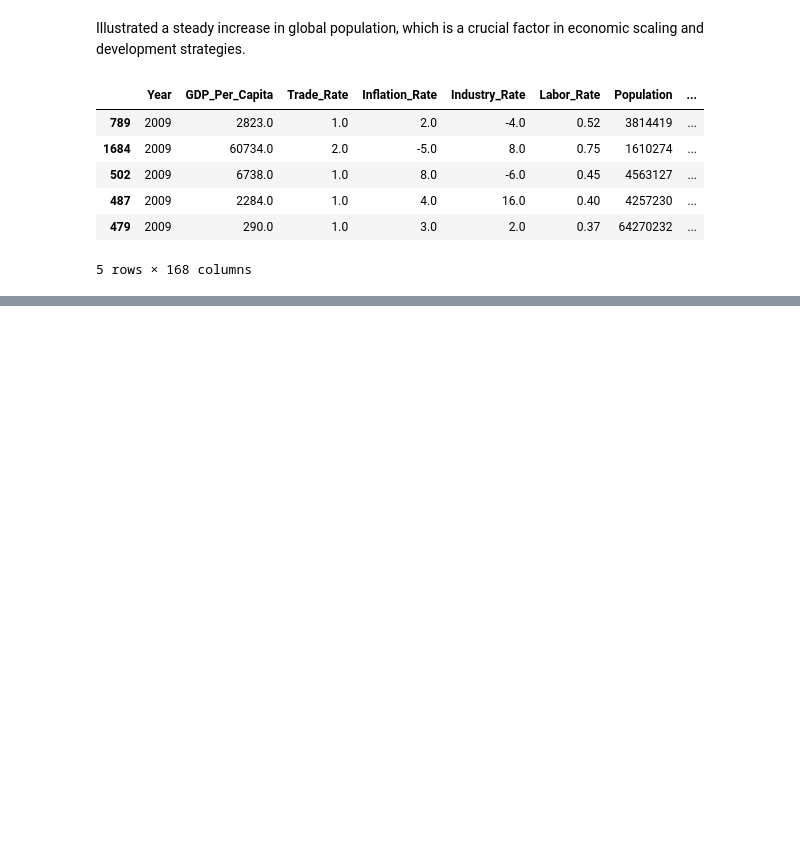
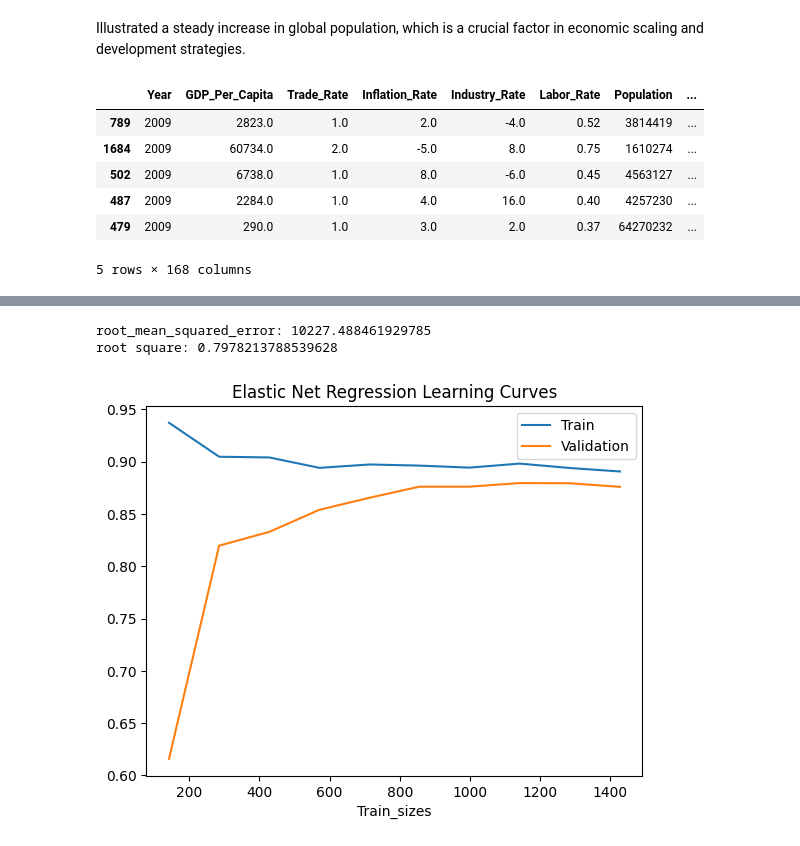
Before and after one commit to koto253/Data_Science_Portfolio, a Jupyter notebook: Data_Preparation_Cleaning/cleaning_gdp_dataset.ipynb, the cells around one changed output, grey strips where cells are left out. Cells and saved outputs as stored; diff of their text form; code cells hidden in the pictures; blank space fills up the shorter version.

```diff
--- a/Data_Preparation_Cleaning/cleaning_gdp_dataset.ipynb
+++ b/Data_Preparation_Cleaning/cleaning_gdp_dataset.ipynb
@@ -457,0 +613,35 @@ X = df_machine_learning.drop(['GDP_Per_Capita'], axis=1)
+# %%
+# Build a Elastic Net regression model
+elastic_net_reg = ElasticNet(max_iter=10000, alpha=1.0)
+
+# Train the model
+elastic_net_reg.fit(X_train, y_train)
+
+
+
+# # make predictions
+elastic_net_pred = elastic_net_reg.predict(X_test)
+
+# Evaluate the model
+elastic_net_rmse = root_mean_squared_error(y_test, elastic_net_pred)
+elastic_net_r2 = r2_score(y_test, elastic_net_pred)
+
+# output result
+print(f'root_mean_squared_error: {elastic_net_rmse}')
+print(f'root square: {elastic_net_r2}')
+
+# Learning curve
+train_sizes, train_scores, test_scores = learning_curve(elastic_net_reg, X_train, y_train, cv=5, train_sizes=np.linspace(0.1, 1.0, 10))
+
+# plot the learning curve
+plt.figure()
+plt.plot(train_sizes, train_scores.mean(axis=1), label='Train')
+plt.plot(train_sizes, test_scores.mean(axis=1), label='Validation')
+plt.xlabel('Train_sizes')
+plt.title('Elastic Net Regression Learning Curves')
+plt.legend()
+plt.show()
+# %% [output]
+root_mean_squared_error: 10227.488461929785
+root square: 0.7978213788539628
+[figure, added]
```
Also changed, not shown: parts of 13 cells of this notebook.
